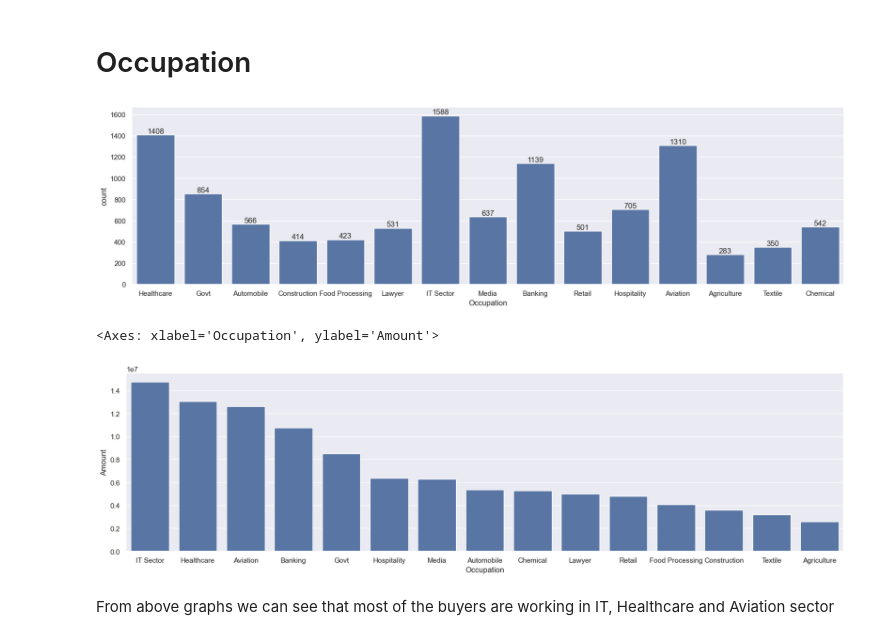
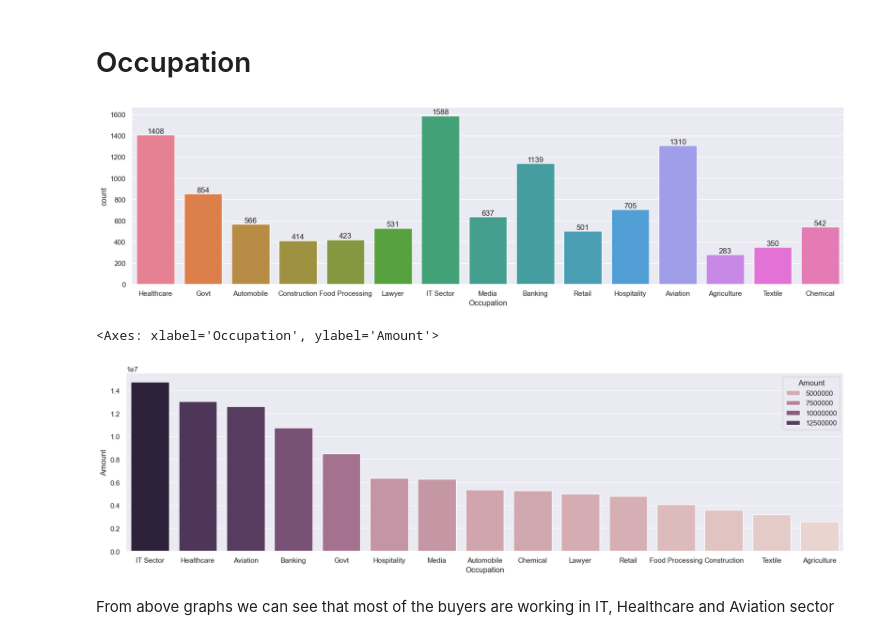
Before and after one commit to 960Subhamsingh/data_analyst_project, a Jupyter notebook: diwali_sales/diwali_sales.ipynb, the cells around one changed output. Drawn from its saved outputs; the diff is of its cells as text; code cells hidden in the pictures.

```diff
--- a/diwali_sales/diwali_sales.ipynb
+++ b/diwali_sales/diwali_sales.ipynb
@@ -60 +65,3 @@ dtype: int64
+# %%
+df.dropna(inplace=True)
 # %% [markdown]
@@ -190,20 +199,20 @@ From above graphs we can see that most of the buyers are married (women) and the
 # Occupation
 # %%
 sns.set(rc={'figure.figsize':(20,5)})
-ax = sns.countplot(data = df, x = 'Occupation')
+ax = sns.countplot(data = df, x = 'Occupation' , hue='Occupation')
 
 for bars in ax.containers:
     ax.bar_label(bars)
 # %% [output]
-[figure, old version]
+[figure, new version]
 # %%
 sales_state = df.groupby(['Occupation'], as_index=False)['Amount'].sum().sort_values(by='Amount', ascending=False)
 
 sns.set(rc={'figure.figsize':(20,5)})
-sns.barplot(data = sales_state, x = 'Occupation',y= 'Amount')
+sns.barplot(data = sales_state, x = 'Occupation',y= 'Amount', hue='Amount')
 # %% [output]
 <Axes: xlabel='Occupation', ylabel='Amount'>
-[figure, old version]
+[figure, new version]
 # %% [markdown]
 From above graphs we can see that most of the buyers are working in IT, Healthcare and Aviation sector
 # %% [markdown]
```
Also changed, not shown: parts of 20 cells of this notebook.
